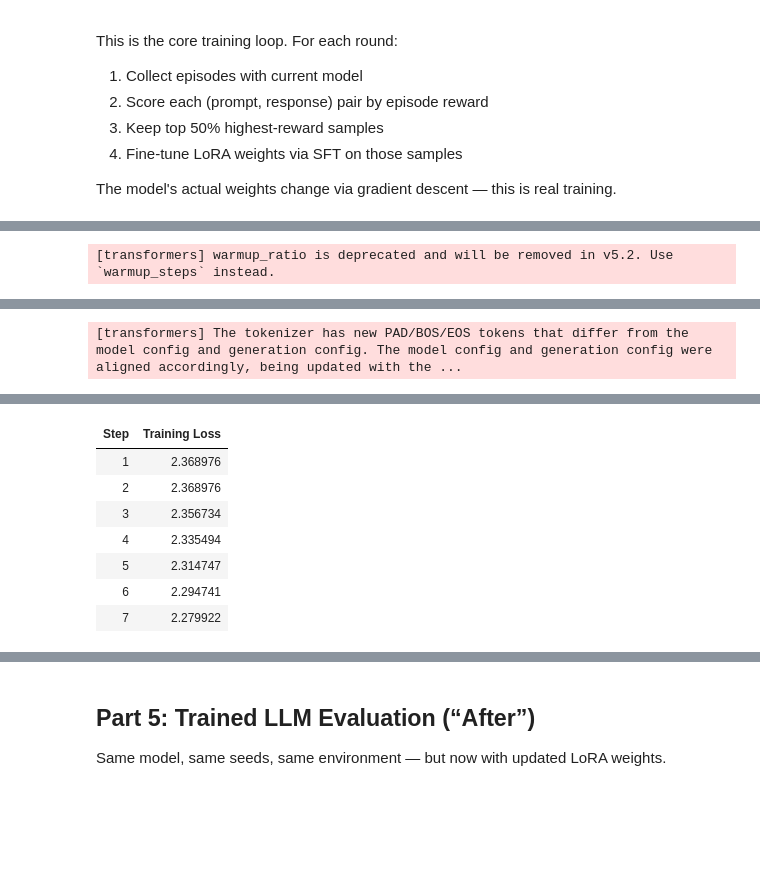
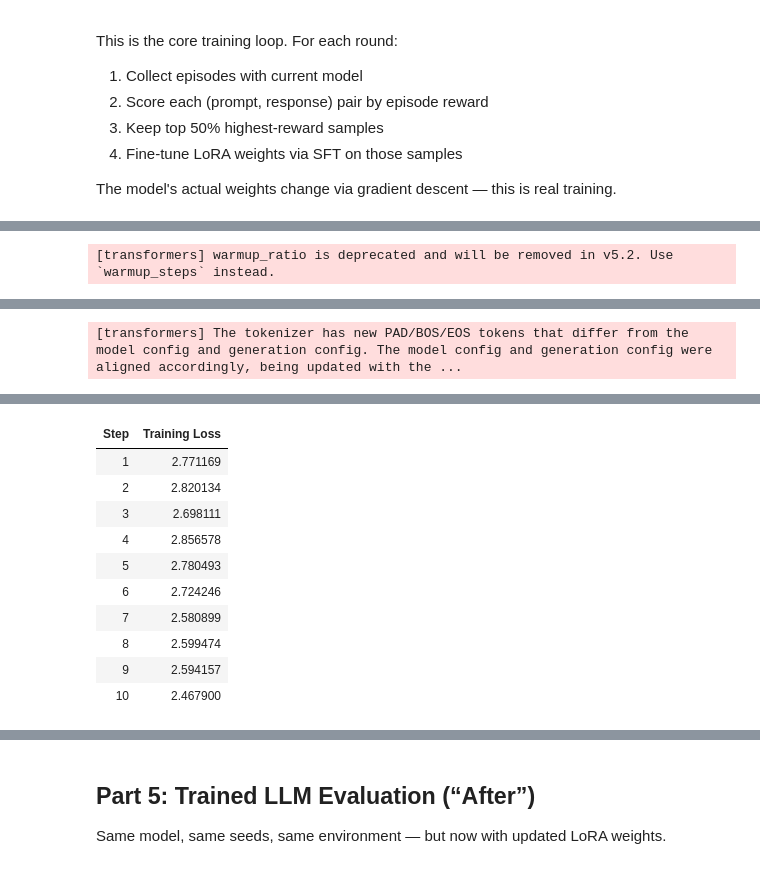
Before and after one commit to VaibhavKhandare/viral-posts-env, a Jupyter notebook: run-output/training/train_grpo.executed.ipynb, the cells around one changed output, grey strips where cells are left out. Cells and saved outputs as stored; diff of their text form; code cells hidden in the pictures; blank space fills up the shorter version.

```diff
--- a/run-output/training/train_grpo.executed.ipynb
+++ b/run-output/training/train_grpo.executed.ipynb
@@ -37,7 +50,7 @@ import shutil
 import subprocess
 from pathlib import Path
 
-REPO_BRANCH = "hack1"
+REPO_BRANCH = "main"
 REPO_URL = "https://github.com/VaibhavKhandare/viral-posts-env.git"
 COLAB_REPO = Path("/content/viral-posts-env")
 
@@ -559,19 +612,16 @@ LLM agent functions defined.
 
 Run the base model with NO fine-tuning. This establishes ground truth.
 # %%
-# Cell 9: Run untrained model
-print("Running UNTRAINED base model on all tasks...")
+# Cell 9: Run untrained model (batched: all 3 tasks in parallel envs)
+print("Running UNTRAINED base model on all tasks (batched)...")
 print("=" * 60)
 
-before_results = {}
-for task in TASKS:
-    print(f"\n  Task: {task}")
-    result = run_llm_episode(model, tokenizer, task, seed=42, verbose=True)
-    before_results[task] = result
-    print(f"  => grader={result['grader_score']:.4f} reward={result['total_reward']:.3f}")
+t0 = time.time()
+results = run_llm_episodes_batched(model, tokenizer, [(t, 42) for t in TASKS], verbose=True)
+before_results = {r["task"]: r for r in results}
 
 print("\n" + "=" * 60)
-print("BEFORE TRAINING:")
+print(f"BEFORE TRAINING (took {time.time()-t0:.1f}s):")
 for t in TASKS:
     print(f"  {t}: grader={before_results[t]['grader_score']:.4f}")
 # %% [output]
@@ -623,8 +673,8 @@ trainable params: 18,464,768 || all params: 1,562,179,072 || trainable%: 1.1820
 from trl import SFTTrainer, SFTConfig
 from datasets import Dataset
 
-NUM_ROUNDS = 1
-EPISODES_PER_ROUND = 1
+NUM_ROUNDS = 4
+EPISODES_PER_ROUND = 6
 TOP_K_FRACTION = 0.5
 
 training_log = {
@@ -640,34 +690,36 @@ for round_idx in range(1, NUM_ROUNDS + 1):
     print(f"TRAINING ROUND {round_idx}/{NUM_ROUNDS}")
     print(f"{'=' * 60}")
 
-    # Collect episodes
     peft_model.eval()
+    tasks_seeds = [(TASKS[ep % len(TASKS)], 42 + (round_idx - 1) * 100 + ep) for ep in range(EPISODES_PER_ROUND)]
+    t_roll = time.time()
+    results = run_llm_episodes_batched(peft_model, tokenizer, tasks_seeds, verbose=False)
+    print(f"  Rollouts: {len(results)} eps × {TASK_HORIZON} days in {time.time()-t_roll:.1f}s")
+
     all_pairs, episode_rewards, episode_graders = [], [], []
-
-    for ep in range(EPISODES_PER_ROUND):
-        task = TASKS[ep % len(TASKS)]
-        seed = 42 + (round_idx - 1) * 100 + ep
-        result = run_llm_episode(peft_model, tokenizer, task, seed=seed)
+    for ep, result in enumerate(results):
         ep_reward = result["total_reward"] + 2.0 * result["grader_score"]
         episode_rewards.append(ep_reward)
         episode_graders.append(result["grader_score"])
-
+        kept = 0
         for pr in result["pairs"]:
+            if not is_well_formed_response(pr["response"]):
+                continue
             text = (f"<|im_start|>system\n{SYSTEM_PROMPT}<|im_end|>\n"
                     f"<|im_start|>user\n{pr['prompt']}<|im_end|>\n"
                     f"<|im_start|>assistant\n{pr['response']}<|im_end|>")
             all_pairs.append({"text": text, "reward": pr["return"]})
+            kept += 1
+        print(f"  ep {ep+1}/{EPISODES_PER_ROUND}: {result['task'].split('_')[-1]:>11s} "
+              f"grader={result['grader_score']:.4f} reward={ep_reward:.3f} kept={kept}/{len(result['pairs'])}")
 
-        rets = result["returns"]
-        print(f"  ep {ep+1}/{EPISODES_PER_ROUND}: {task.split('_')[-1]:>11s} "
-              f"grader={result['grader_score']:.4f} reward={ep_reward:.3f} "
-              f"return[min={min(rets):.2f} max={max(rets):.2f} mean={np.mean(rets):.2f}]")
+    avg_r = float(np.mean(episode_rewards))
+    avg_g = float(np.mean(episode_graders))
+    print(f"  Avg reward={avg_r:.3f} Avg grader={avg_g:.4f} | total pairs={len(all_pairs)}")
+    if not all_pairs:
+        print("  WARNING: 0 well-formed pairs collected; skipping SFT.")
+        continue
 
-    avg_r = np.mean(episode_rewards)
-    avg_g = np.mean(episode_graders)
-    print(f"  Avg reward={avg_r:.3f} Avg grader={avg_g:.4f}")
-
-    # Filter to top-K by per-pair return (per-step credit assignment)
     threshold = np.percentile([p["reward"] for p in all_pairs], (1 - TOP_K_FRACTION) * 100)
     filtered = [p for p in all_pairs if p["reward"] >= threshold] or all_pairs
     print(f"  Filtered to {len(filtered)}/{len(all_pairs)} samples (return >= {threshold:.3f})")
@@ -677,19 +729,15 @@ for round_idx in range(1, NUM_ROUNDS + 1):
     # SFT training (real gradient updates)
     sft_config = SFTConfig(
         output_dir=f"./checkpoints/round_{round_idx}",
-        max_steps=7,
-        per_device_train_batch_size=32,
-        gradient_accumulation_steps=1,
+        num_train_epochs=2,
+        per_device_train_batch_size=4,
+        gradient_accumulation_steps=2,
         learning_rate=2e-5,
         warmup_ratio=0.1,
         logging_steps=1,
         save_strategy="no",
-        max_length=1024,
+        max_length=4096,
         bf16=True,
-        gradient_checkpointing=False,
-        dataloader_num_workers=4,
-        dataloader_pin_memory=True,
-        optim="adamw_torch_fused",
         report_to="none",
     )
 
@@ -755,8 +781,11 @@ Plan your actions (JSON only):
 | Step | Training Loss |
-| 1 | 2.368976 |
-| 2 | 2.368976 |
-| 3 | 2.356734 |
-| 4 | 2.335494 |
-| 5 | 2.314747 |
-| 6 | 2.294741 |
-| 7 | 2.279922 |
+| 1 | 2.771169 |
+| 2 | 2.820134 |
+| 3 | 2.698111 |
+| 4 | 2.856578 |
+| 5 | 2.780493 |
+| 6 | 2.724246 |
+| 7 | 2.580899 |
+| 8 | 2.599474 |
+| 9 | 2.594157 |
+| 10 | 2.467900 |
```
Also changed, not shown: parts of 15 cells of this notebook, 2 other files.
